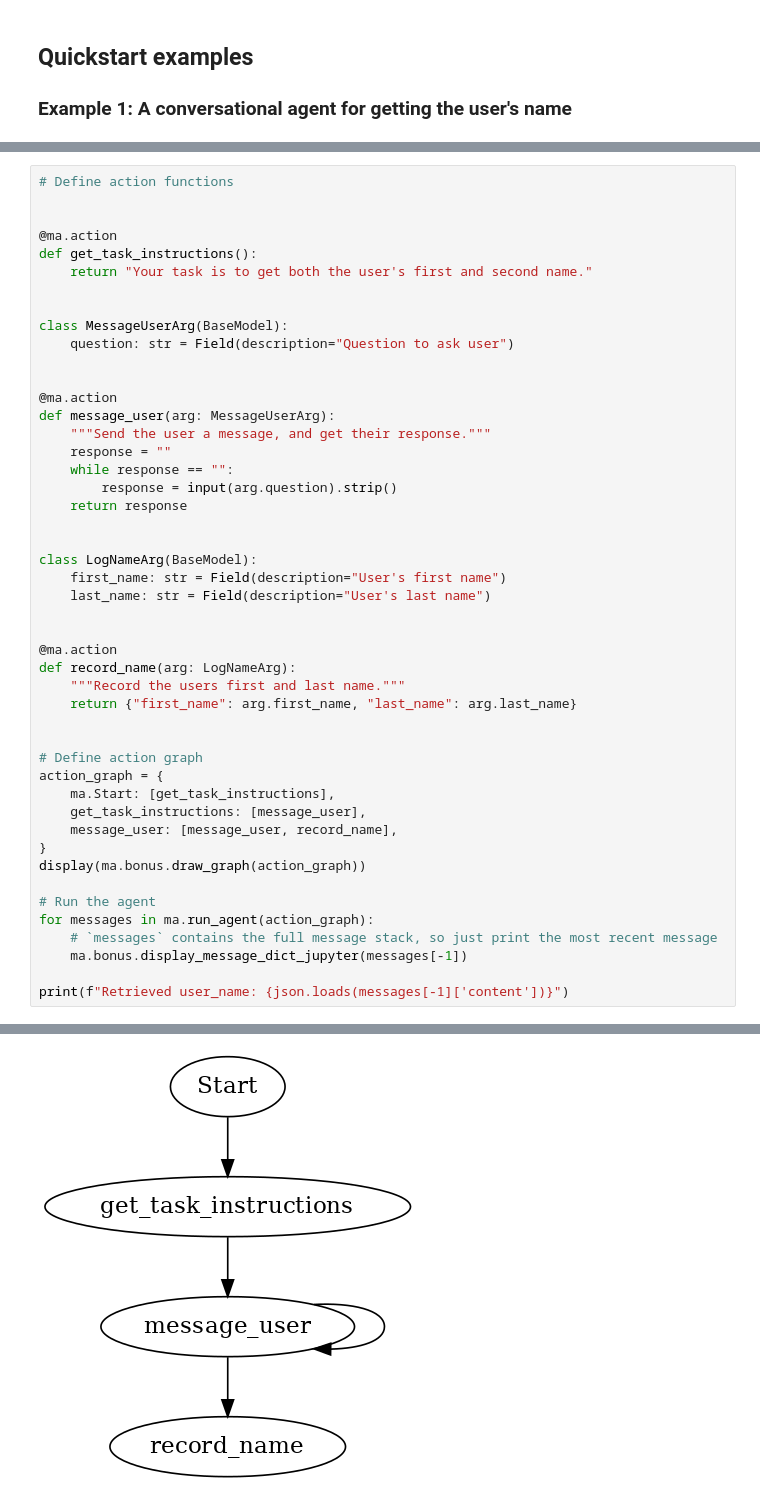
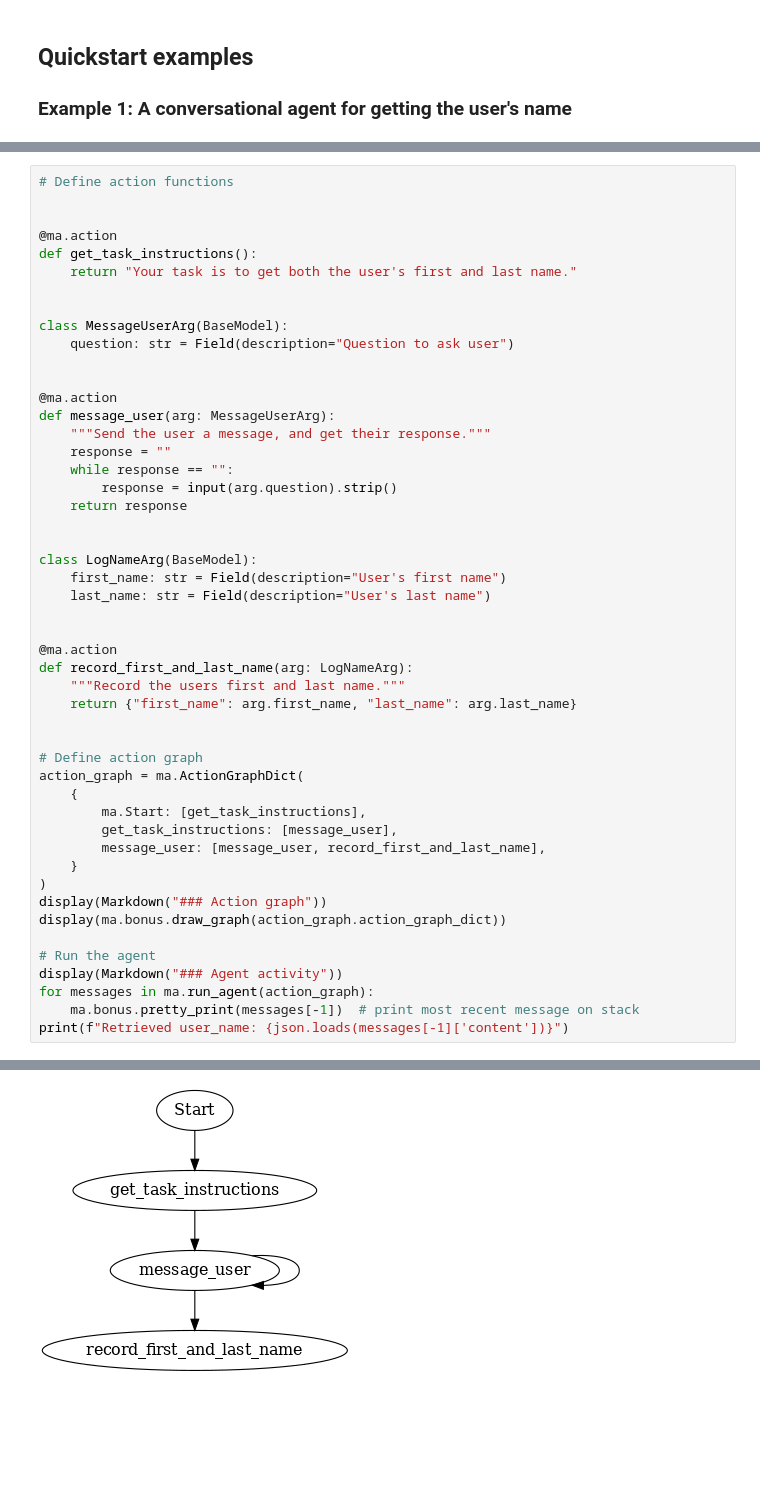
Before and after one commit to sradc/MakeAgents, a Jupyter notebook: README.ipynb, the cells around one changed output, grey strips where cells are left out. Drawn from its saved outputs; the diff is of its cells as text; blank space fills up the shorter version.

Commit message:
WIP: continuing to make various changes, improved pprint, added ActionGraph, etc.

```diff
--- a/README.ipynb
+++ b/README.ipynb
@@ -50,7 +53,7 @@ import make_agents as ma
 
 @ma.action
 def get_task_instructions():
-    return "Your task is to get both the user's first and second name."
+    return "Your task is to get both the user's first and last name."
 
 
 class MessageUserArg(BaseModel):
@@ -72,23 +75,25 @@ class LogNameArg(BaseModel):
 
 
 @ma.action
-def record_name(arg: LogNameArg):
+def record_first_and_last_name(arg: LogNameArg):
     """Record the users first and last name."""
     return {"first_name": arg.first_name, "last_name": arg.last_name}
 
 
 # Define action graph
-action_graph = {
-    ma.Start: [get_task_instructions],
-    get_task_instructions: [message_user],
-    message_user: [message_user, record_name],
-}
-display(ma.bonus.draw_graph(action_graph))
+action_graph = ma.ActionGraphDict(
+    {
+        ma.Start: [get_task_instructions],
+        get_task_instructions: [message_user],
+        message_user: [message_user, record_first_and_last_name],
+    }
+)
+display(Markdown("### Action graph"))
+display(ma.bonus.draw_graph(action_graph.action_graph_dict))
 
 # Run the agent
+display(Markdown("### Agent activity"))
 for messages in ma.run_agent(action_graph):
-    # `messages` contains the full message stack, so just print the most recent message
-    ma.bonus.display_message_dict_jupyter(messages[-1])
-
+    ma.bonus.pretty_print(messages[-1])  # print most recent message on stack
 print(f"Retrieved user_name: {json.loads(messages[-1]['content'])}")
 # %% [output]
@@ -95 +101 @@ print(f"Retrieved user_name: {json.loads(messages[-1]['content'])}")
-[figure, old version]
+[figure, new version]
```
Also changed, not shown: parts of 3 cells of this notebook, 8 other files.
